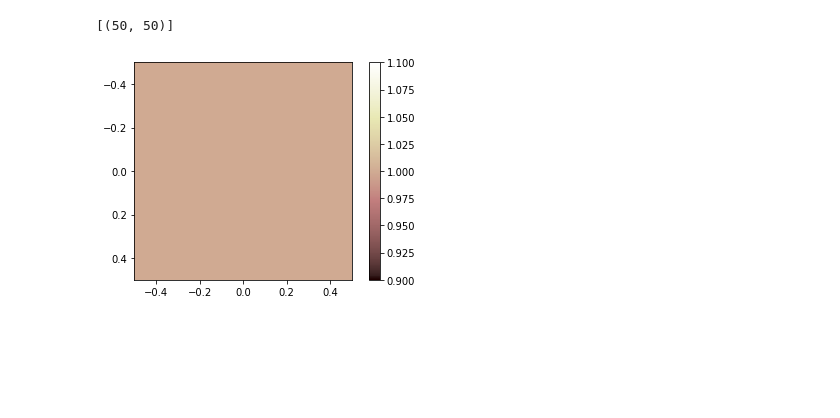
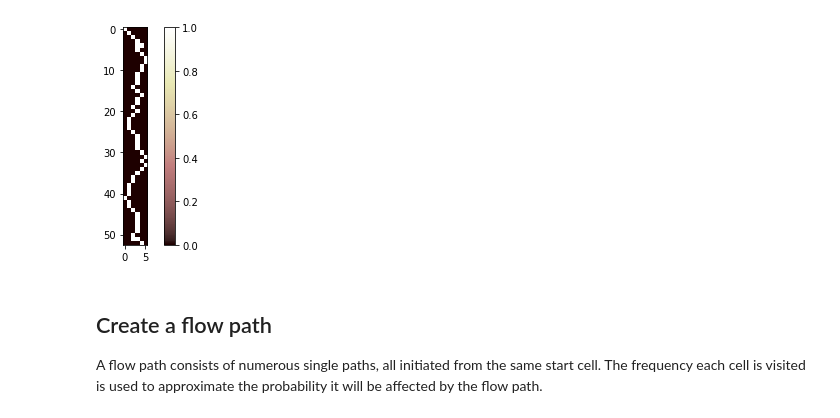
Before and after one commit to pgr1c11/flow-path, a Jupyter notebook: notebooks/flow-path-notebook.ipynb, the cells around one changed output. Drawn from its saved outputs; the diff is of its cells as text; code cells hidden in the pictures; blank space fills up the shorter version.

Commit message:
build: add flow class

```diff
--- a/notebooks/flow-path-notebook.ipynb
+++ b/notebooks/flow-path-notebook.ipynb
@@ -11,5 +20,12 @@ test_dem.plot()
 # %%
-import src.cell as cell
-import src.controls as controls
-test_controls = controls.Controls(dem=test_dem,slope_threshold=45,divergent_flow=2, persistence=1, horizontal_flow=True, fahrboschung_angle=2, max_n_steps=100, max_length=2000)
-test_cell = cell.Cell(controls=test_controls,coords=(50,50))
+test_controls = controls.Controls(
+    dem = test_dem,
+    slope_threshold = 45,
+    divergent_flow = 2,
+    persistence = 1,
+    horizontal_flow = True,
+    fahrboschung_angle = 2,
+    max_n_steps = 500,
+    max_length = 2000,
+    paths_per_flow=100
+    )
@@ -16,10 +35,10 @@ test_cell = cell.Cell(controls=test_controls,coords=(50,50))
 # %%
-import src.path as path
+coords = test_dem.xy_coord_from_map_coords(map_coords=(465762.69, 153922.9))
+test_cell = cell.Cell(controls=test_controls,coords=coords)
 test_path = path.Path(controls=test_controls, start_cell=test_cell)
-test_path.results.affected_cells
+test_path.results.plot()
 # %% [output]
-[(50, 50)]
+[figure, added]
-# %%
-test_path.results.plot()
-# %% [output]
-[figure, removed]
+# %% [markdown]
+## Create a flow path
+A flow path consists of numerous single paths, all initiated from the same start cell. The frequency each cell is visited is used to approximate the probability it will be affected by the flow path.
```
Also changed, not shown: parts of 7 cells of this notebook, 8 other files.
